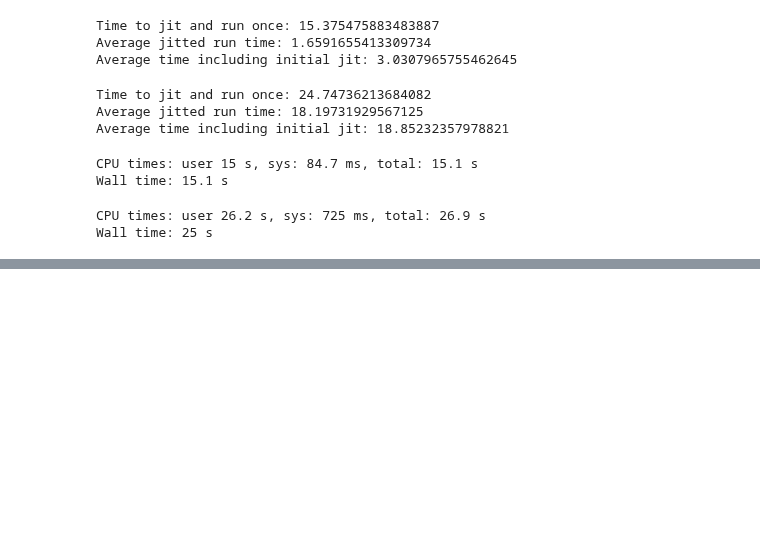
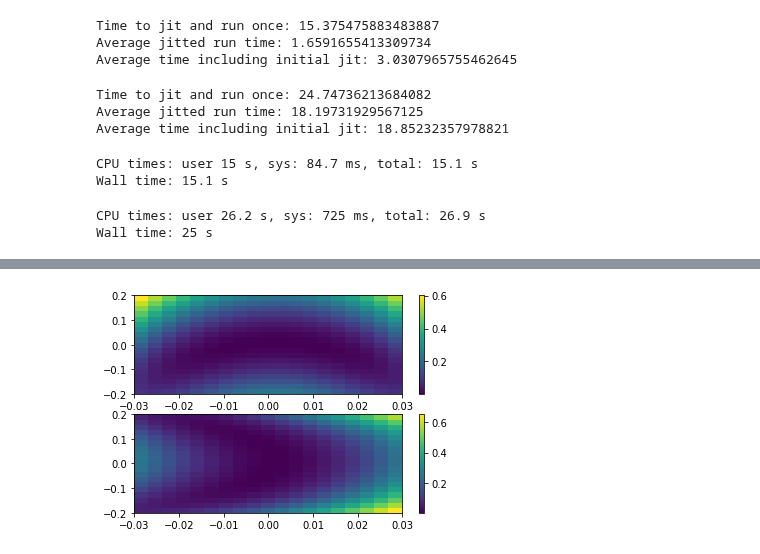
Before and after one commit to DanPuzzuoli/multivariable_dyson_magnus, a Jupyter notebook: magnus_qoc.ipynb, the cells around one changed output, grey strips where cells are left out. Cells and saved outputs as stored; diff of their text form; code cells hidden in the pictures; blank space fills up the shorter version.

```diff
--- a/magnus_qoc.ipynb
+++ b/magnus_qoc.ipynb
@@ -315,0 +336,39 @@ Wall time: 25 s
+# %%
+U = results.y[-1]
+M0 = results.perturbation_results[[0]][-1]
+M1 = results.perturbation_results[[1]][-1]
+M00 = results.perturbation_results[[0, 0]][-1]
+M11 = results.perturbation_results[[1, 1]][-1]
+M01 = results.perturbation_results[[0, 1]][-1]
+# %%
+#2nd order approximation
+def err_est(c1, c2):
+    U_approx = U@expm(c1*M0+c2*M1+c1*c2*M01+c1**2*M00+c2**2*M11)
+    fid = fid_func(U_approx)
+    return 1. - fid
+# %%
+v_vals = jnp.linspace(-0.2, 0.2, len(z_vals))
+err_estimate = [err_est(z,v) for z in z_vals for v in v_vals]
+# %%
+#exact error with the two perturbations
+def exact_err(args):
+    c1,c2 = args
+    pc1_ = DiscreteSignal(dt=dt_filter, samples=(1+c2)*signal1,carrier_freq=0.)
+    pc2_ = DiscreteSignal(dt=dt_filter, samples=(1+c2)*signal2,carrier_freq=0.)
+    signals2 = [Constant(1.), pc1_, pc2_, Constant(c1)]
+    ham_copy = hamiltonian1.copy()
+    ham_copy.signals = signals2
+    time_results = solve_lmde(ham_copy, t_span=[0,T], y0=np.eye(2), atol=1e-13, rtol=1e-13,method='jax_odeint')
+    return 1.-fid_func(time_results.y[-1]).data
+
+err_exact = vmap(exact_err)((jnp.tile(z_vals,len(v_vals)),jnp.repeat(v_vals,len(z_vals))))
+# %%
+#plot the estimate and the exact errors together
+fig, (ax0, ax1) = plt.subplots(nrows=2)
+im0 = ax0.pcolormesh(z_vals, v_vals, err_exact.reshape(len(z_vals),len(v_vals)))
+im1 = ax1.pcolormesh(z_vals, v_vals, jnp.array(err_estimate).reshape(len(z_vals),len(v_vals)))
+fig.colorbar(im0, ax=ax0)
+fig.colorbar(im1, ax=ax1)
+plt.show()
+# %% [output]
+[figure, added]
```
Also changed, not shown: parts of 5 cells of this notebook.
